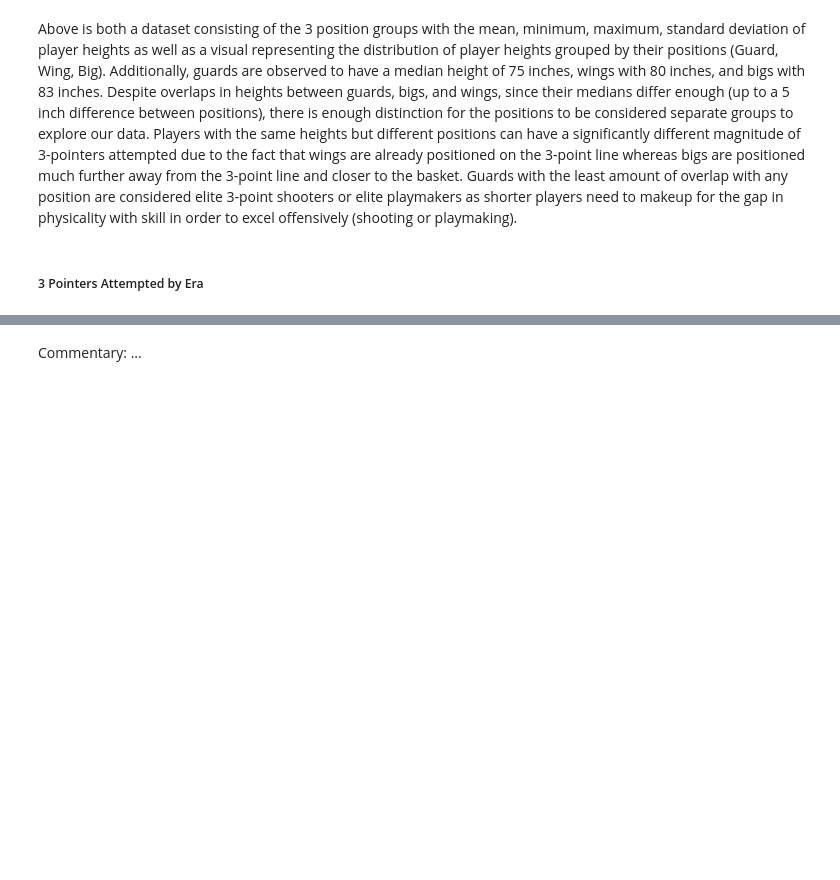
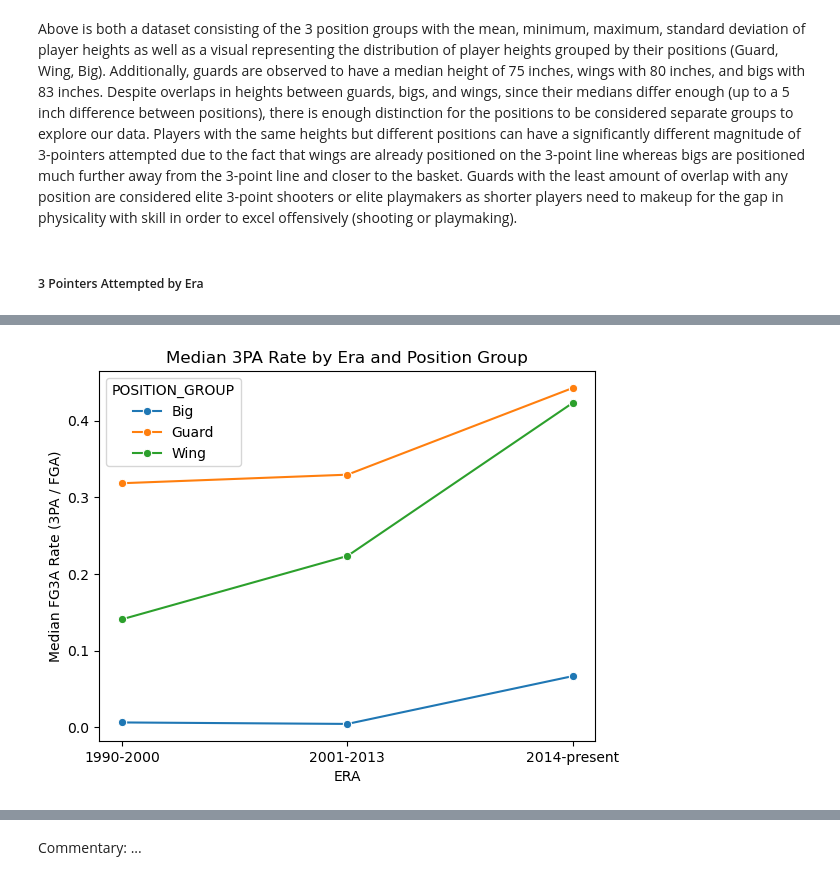
Before and after one commit to COGS108/Group058_WI26, a Jupyter notebook: 02-EDACheckpoint.ipynb, the cells around one changed output, grey strips where cells are left out. Drawn from its saved outputs; the diff is of its cells as text; code cells hidden in the pictures; blank space fills up the shorter version.

```diff
--- a/02-EDACheckpoint.ipynb
+++ b/02-EDACheckpoint.ipynb
@@ -475,0 +504,9 @@ Above is both a dataset consisting of the 3 position groups with the mean, minim
+# %%
+by_era = wrangled_df.groupby(['ERA', 'POSITION_GROUP'])['FG3A_RATE'].median().reset_index()
+sns.lineplot(data=by_era, x='ERA', y='FG3A_RATE', hue='POSITION_GROUP', marker='o')
+plt.title('Median 3PA Rate by Era and Position Group')
+plt.xlabel('ERA')
+plt.ylabel('Median FG3A Rate (3PA / FGA)')
+plt.show()
+# %% [output]
+[figure, added]
```
Also changed, not shown: parts of 6 cells of this notebook.
